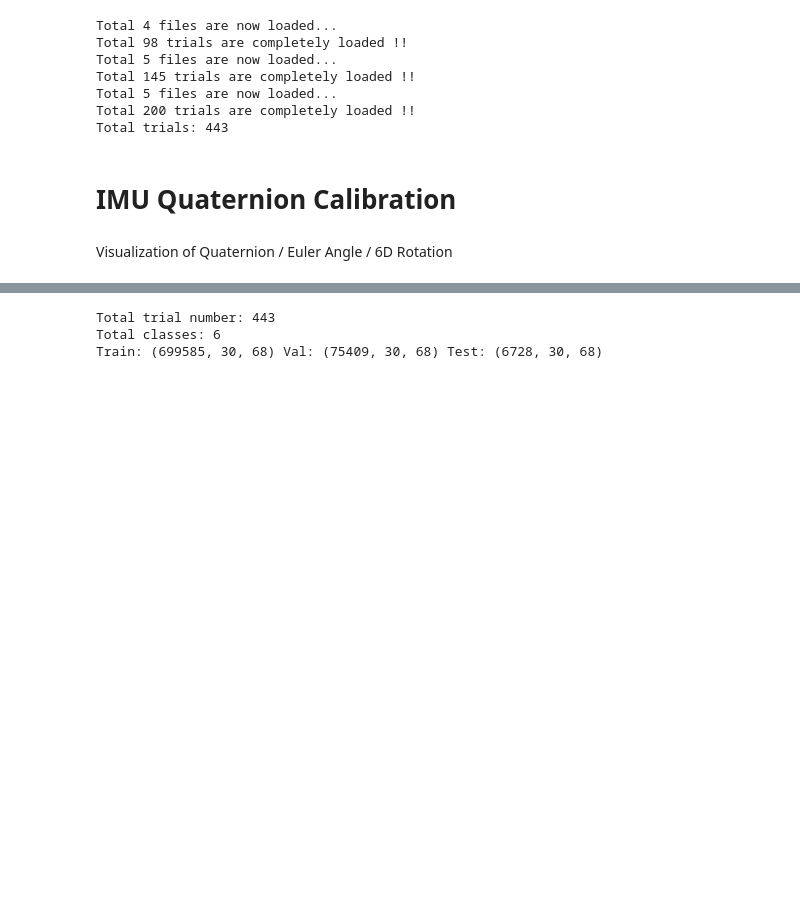
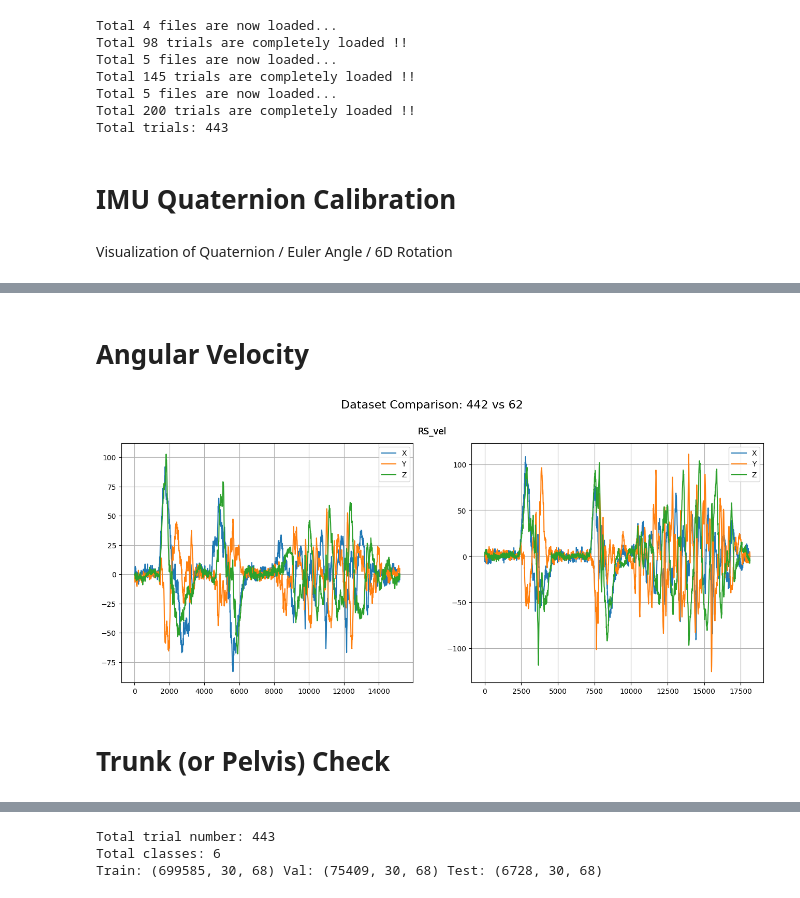
Before and after one commit to EXOLAB-Intention/Upperbody_NN, a Jupyter notebook: training.ipynb, the cells around one changed output, grey strips where cells are left out. Drawn from its saved outputs; the diff is of its cells as text; code cells hidden in the pictures; blank space fills up the shorter version.

```diff
--- a/training.ipynb
+++ b/training.ipynb
@@ -197,3 +227,76 @@ elif (IMU_MODE == 2):
+# %% [markdown]
+# Angular Velocity
+# %%
+import random
+
+idx1 = random.randint(0, trial_num-1)
+idx2 = random.randint(0, trial_num-1)
+while idx2 == idx1:
+    idx2 = random.randint(0, trial_num-1)
+
+# idx1 = 93
+# idx2 = 56
+
+IMU_SEL = 'imu7'
+
+if (IMU_SEL == 'imu1'):
+    EULER_VEL_SEL = 'imu1_vel'
+    NAME = 'RH_vel'
+elif (IMU_SEL == 'imu2'):
+    EULER_VEL_SEL = 'imu2_vel'
+    NAME = 'RK_vel'
+elif (IMU_SEL == 'imu3'):
+    EULER_VEL_SEL = 'imu3_vel'
+    NAME = 'LH_vel'
+elif (IMU_SEL == 'imu4'):
+    EULER_VEL_SEL = 'imu4_vel'
+    NAME = 'LK_vel'
+elif (IMU_SEL == 'imu5'):
+    EULER_VEL_SEL = 'imu5_vel'
+    NAME = 'Pelvis_vel'
+elif (IMU_SEL == 'imu6'):
+    EULER_VEL_SEL = 'imu6_vel'
+    NAME = 'Trunk_vel'
+elif (IMU_SEL == 'imu7'):
+    EULER_VEL_SEL = 'imu7_vel'
+    NAME = 'RS_vel'
+elif (IMU_SEL == 'imu8'):
+    EULER_VEL_SEL = 'imu8_vel'
+    NAME = 'RE_vel'
+elif (IMU_SEL == 'imu9'):
+    EULER_VEL_SEL = 'imu9_vel'
+    NAME = 'LS_vel'
+elif (IMU_SEL == 'imu10'):
+    EULER_VEL_SEL = 'imu10_vel'
+    NAME = 'LE_vel'
+
+
+
+if (MODE == 8):
+    plt.figure(figsize=(16,6))
+
+    plt.subplot(1, 2, 1)
+    plt.plot(all_trials[idx1]['time'], all_trials[idx1][EULER_VEL_SEL][:, 0], label='X')
+    plt.plot(all_trials[idx1]['time'], all_trials[idx1][EULER_VEL_SEL][:, 1], label='Y')
+    plt.plot(all_trials[idx1]['time'], all_trials[idx1][EULER_VEL_SEL][:, 2], label='Z')
+    plt.figtext(0.5, 0.91, NAME, fontsize=12, ha='center')
+    plt.legend()
+    plt.grid(True)
+
+    plt.subplot(1, 2, 2)
+    plt.plot(all_trials[idx2]['time'], all_trials[idx2][EULER_VEL_SEL][:, 0], label='X')
+    plt.plot(all_trials[idx2]['time'], all_trials[idx2][EULER_VEL_SEL][:, 1], label='Y')
+    plt.plot(all_trials[idx2]['time'], all_trials[idx2][EULER_VEL_SEL][:, 2], label='Z')
+    plt.figtext(0.5, 0.91, NAME, fontsize=12, ha='center')
+    plt.legend()
+    plt.grid(True)
+
+    plt.suptitle(f"Dataset Comparison: {idx1} vs {idx2}", fontsize=16, y=1.02)
+    plt.show()
+# %% [output]
+[figure, added]
+# %% [markdown]
+# Trunk (or Pelvis) Check
 # %%
 import random
 
```
Also changed, not shown: parts of 12 cells of this notebook, 18 other files.
